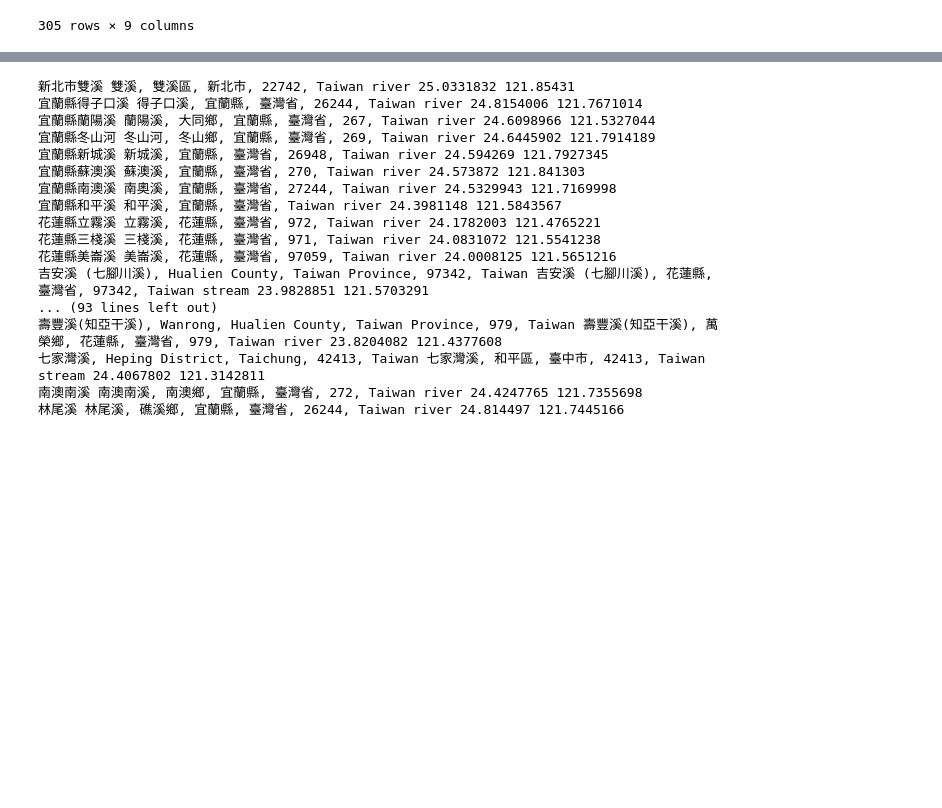
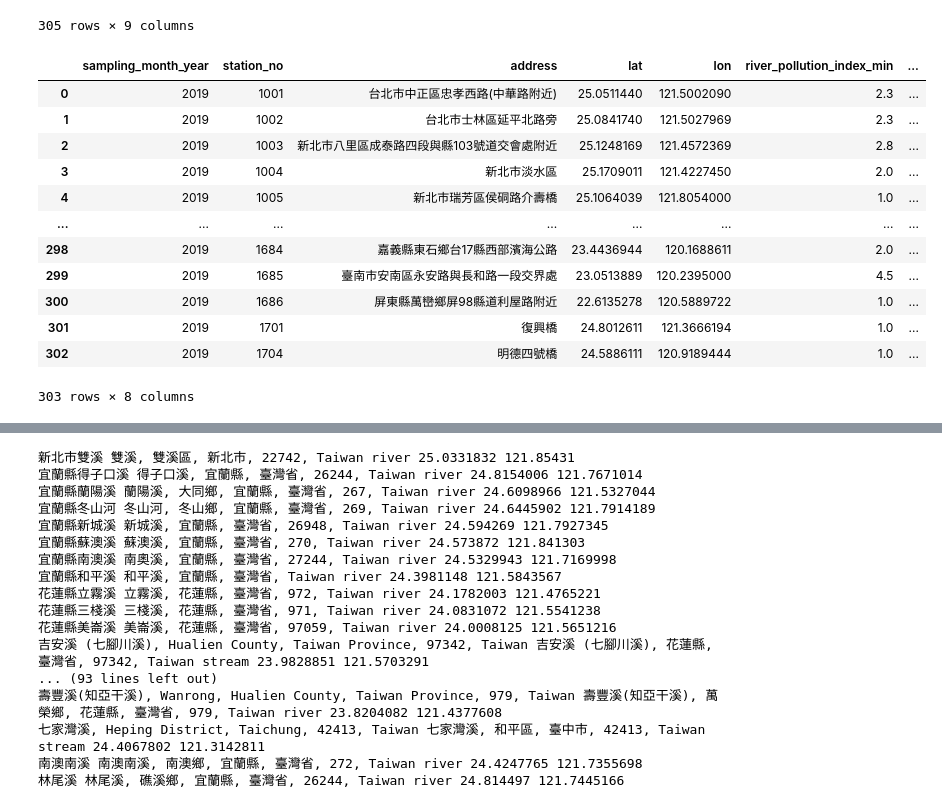
Before and after one commit to nweat/know-your-water, a Jupyter notebook: know_my_wata/data_exploration/data_exploration.ipynb, the cells around one changed output, grey strips where cells are left out. Cells and saved outputs as stored; diff of their text form; code cells hidden in the pictures; blank space fills up the shorter version.

Commit message:
- first draft RPI stats display of rivers stations

```diff
--- a/know_my_wata/data_exploration/data_exploration.ipynb
+++ b/know_my_wata/data_exploration/data_exploration.ipynb
@@ -54,7 +54,7 @@ water = water.rename(columns={"採樣分區": "sampling_zone",
 water["sampling_date"] = water["sampling_date"].str.replace('上午.', 'AM ', regex=True)
 water["sampling_date"] = water["sampling_date"].str.replace('下午.', 'PM ', regex=True)
 water['sampling_date'] = pd.to_datetime(water['sampling_date'], format='%Y/%m/%d %p %I:%M:%S')
-water['sampling_month_year'] = water['sampling_date'].dt.strftime('%B %Y')
+water['sampling_month_year'] = water['sampling_date'].dt.strftime('%Y') # only consider year
 water = water.iloc[1:] #remove first row with data type labels
 water = water.astype({'station_no': 'int32'})
 pd.set_option("display.max.columns", None)
@@ -117,6 +117,48 @@ locations
 | 3613 | 磺溪流域 | 磺溪 | 新北市 | 磺溪橋 | 1032 | 新北市磺溪 | 25.2269530 | 121.6306240 | 新北市金山區台2線(中山路) |
 | 3625 | 磺溪流域 | 磺溪 | 新北市 | 四十號橋 | 1033 | 新北市磺溪 | 25.2273570 | 121.6309120 | 新北市金山區北22線(三界鹽路)與中山路交會口 |
 305 rows × 9 columns
+# %%
+'''
+Map station information back to river information so when we perform stats we can link to location for displaying on the map
+
+https://medium.com/dunder-data/finding-the-percentage-of-missing-values-in-a-pandas-dataframe-a04fa00f84ab
+https://queirozf.com/entries/pandas-dataframe-groupby-examples
+'''
+river_water_final = pd.merge(water, locations, on='station_no')
+with open('river.json', 'w', encoding='utf-8') as file:
+    river_water_final.to_json(file, orient='records', indent=4, force_ascii=False)
+
+river_water_finalRPI = river_water_final
+# Replace -- with np.nan
+river_water_finalRPI['river_pollution_index'] = river_water_finalRPI['river_pollution_index'].replace('--', np.nan)
+# Remove rows with np.nan in rpi column
+river_water_finalRPI = river_water_final2.dropna(subset=['river_pollution_index'])
+
+river_water_finalRPI = river_water_finalRPI.astype({'river_pollution_index': 'float'})
+river_water_finalRPI = river_water_finalRPI.groupby(['sampling_month_year', 'station_no', 'address', 'lat', 'lon']).agg(
+    {
+     'river_pollution_index': ['min', 'max', 'mean']
+    }
+).round(1) #.rename(columns={"min": "RPI_min", "max": "RPI_max", "mean": "RPI_mean"})
+
+river_water_finalRPI.columns = ['_'.join(col).strip() for col in river_water_finalRPI.columns.values]
+river_water_finalRPI = river_water_finalRPI.reset_index()
+#river_water_final2['river_pollution_index'].unique()
+river_water_finalRPI
+# %% [output]
+|  | sampling_month_year | station_no | address | lat | lon | river_pollution_index_min | ... |
+| 0 | 2019 | 1001 | 台北市中正區忠孝西路(中華路附近) | 25.0511440 | 121.5002090 | 2.3 | ... |
+| 1 | 2019 | 1002 | 台北市士林區延平北路旁 | 25.0841740 | 121.5027969 | 2.3 | ... |
+| 2 | 2019 | 1003 | 新北市八里區成泰路四段與縣103號道交會處附近 | 25.1248169 | 121.4572369 | 2.8 | ... |
+| 3 | 2019 | 1004 | 新北市淡水區 | 25.1709011 | 121.4227450 | 2.0 | ... |
+| 4 | 2019 | 1005 | 新北市瑞芳區侯硐路介壽橋 | 25.1064039 | 121.8054000 | 1.0 | ... |
+| ... | ... | ... | ... | ... | ... | ... | ... |
+| 298 | 2019 | 1684 | 嘉義縣東石鄉台17縣西部濱海公路 | 23.4436944 | 120.1688611 | 2.0 | ... |
+| 299 | 2019 | 1685 | 臺南市安南區永安路與長和路一段交界處 | 23.0513889 | 120.2395000 | 4.5 | ... |
+| 300 | 2019 | 1686 | 屏東縣萬巒鄉屏98縣道利屋路附近 | 22.6135278 | 120.5889722 | 1.0 | ... |
+| 301 | 2019 | 1701 | 復興橋 | 24.8012611 | 121.3666194 | 1.0 | ... |
+| 302 | 2019 | 1704 | 明德四號橋 | 24.5886111 | 120.9189444 | 1.0 | ... |
+303 rows × 8 columns
 # %%
 '''
 Cleanup city_river river names in locations dataframe
```
Also changed, not shown: parts of 2 cells of this notebook, 7 other files.
